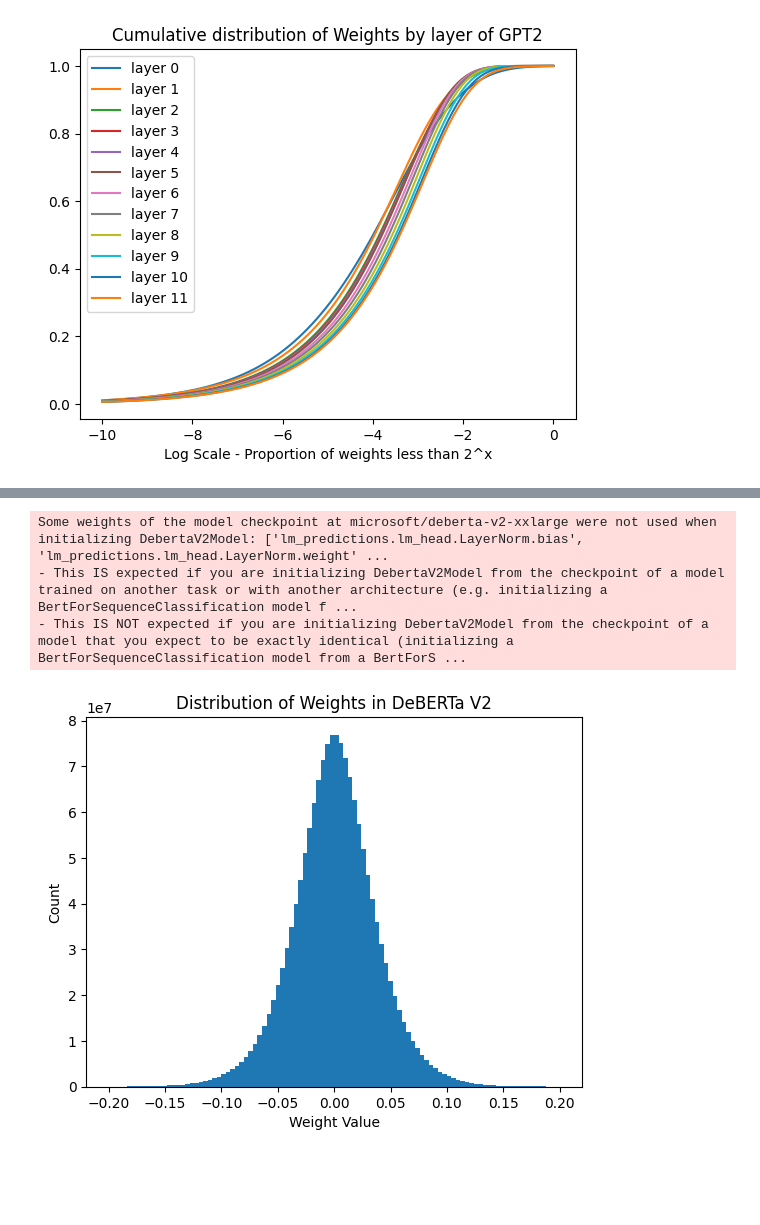
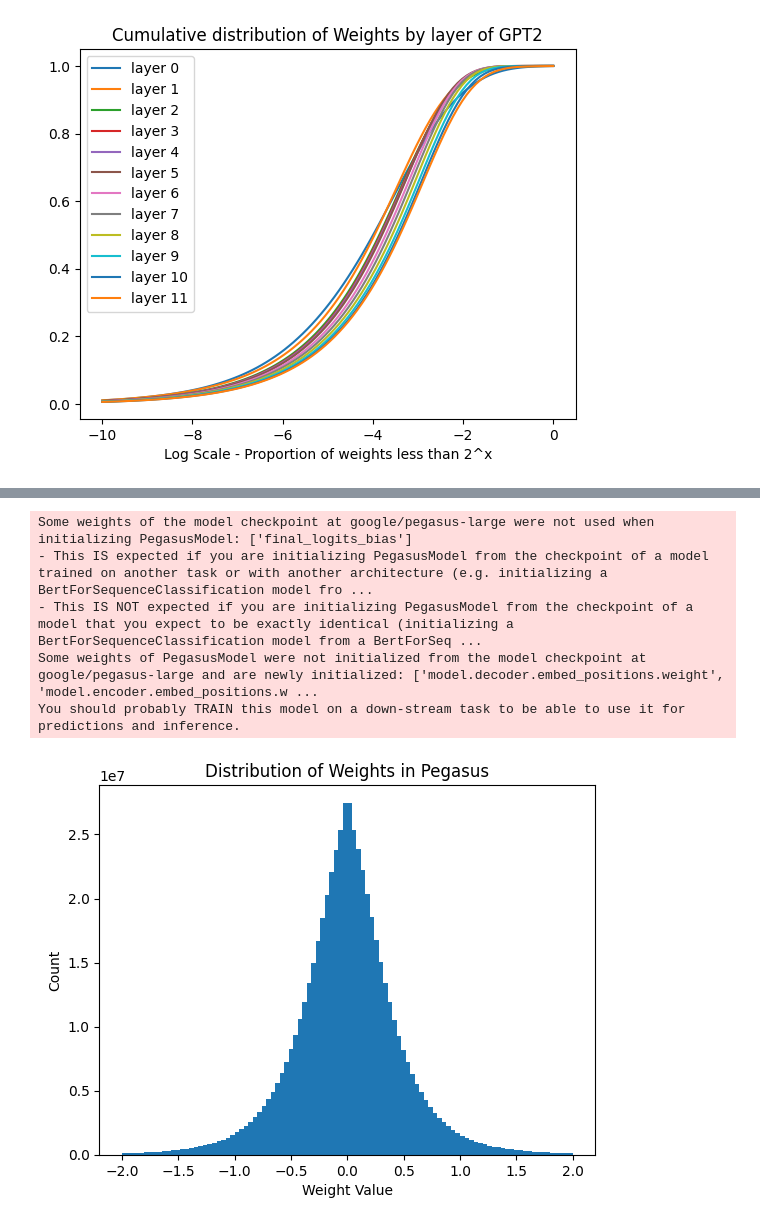
Before and after one commit to AK2000/llm-sparsification-alokvk2, a Jupyter notebook: src/Model Visualization.ipynb, the cells around one changed output, grey strips where cells are left out. Saved outputs shown, nothing was run; the diff lists cells and outputs as text; code cells hidden in the pictures; blank space fills up the shorter version.

```diff
--- a/src/Model Visualization.ipynb
+++ b/src/Model Visualization.ipynb
@@ -118,24 +127,27 @@ plt.show()
 # %%
-from transformers import DebertaV2Model
-model = DebertaV2Model.from_pretrained('microsoft/deberta-v2-xxlarge')
+from transformers import PegasusModel
+model = PegasusModel.from_pretrained("google/pegasus-large")
 # %% [output]
-Some weights of the model checkpoint at microsoft/deberta-v2-xxlarge were not used when initializing DebertaV2Model: ['lm_predictions.lm_head.LayerNorm.bias', 'lm_predictions.lm_head.LayerNorm.weight' ...
-- This IS expected if you are initializing DebertaV2Model from the checkpoint of a model trained on another task or with another architecture (e.g. initializing a BertForSequenceClassification model f ...
-- This IS NOT expected if you are initializing DebertaV2Model from the checkpoint of a model that you expect to be exactly identical (initializing a BertForSequenceClassification model from a BertForS ...
+Some weights of the model checkpoint at google/pegasus-large were not used when initializing PegasusModel: ['final_logits_bias']
+- This IS expected if you are initializing PegasusModel from the checkpoint of a model trained on another task or with another architecture (e.g. initializing a BertForSequenceClassification model fro ...
+- This IS NOT expected if you are initializing PegasusModel from the checkpoint of a model that you expect to be exactly identical (initializing a BertForSequenceClassification model from a BertForSeq ...
+Some weights of PegasusModel were not initialized from the model checkpoint at google/pegasus-large and are newly initialized: ['model.decoder.embed_positions.weight', 'model.encoder.embed_positions.w ...
+You should probably TRAIN this model on a down-stream task to be able to use it for predictions and inference.
 # %%
 parameters = [p.flatten() for p in model.parameters() if p.requires_grad]
 parameters = torch.cat(parameters)
-hist = torch.histogram(parameters, range=(-0.2,.2), bins=100)
+hist = torch.histogram(parameters, range=(-2,2), bins=100)
 bin_edges = hist.bin_edges.detach().numpy()
 height = hist.hist.detach().numpy()
 width = np.diff(bin_edges)
-plt.title("Distribution of Weights in DeBERTa V2")
+plt.title("Distribution of Weights in Pegasus")
 plt.bar(bin_edges[:-1], height, width=width, align='edge')
 plt.xlabel("Weight Value")
 plt.ylabel("Count")
+plt.savefig("../results/figs/pegasus-weight-distribution.png")
 plt.show()
 # %% [output]
-[figure, old version]
+[figure, new version]
 # %%
 thresholds = np.linspace(0, -10, 2)
 counts = np.zeros_like(thresholds)
```
Also changed, not shown: parts of 15 cells of this notebook, 11 other files.
